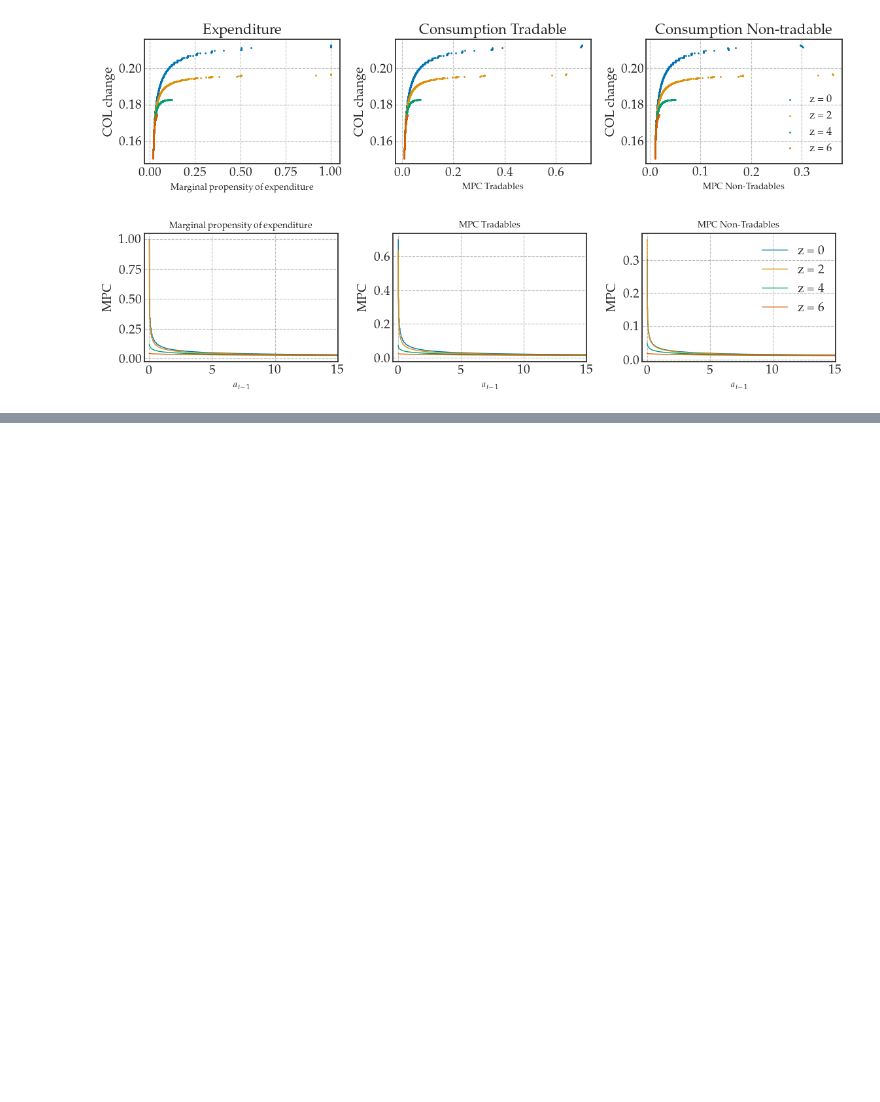
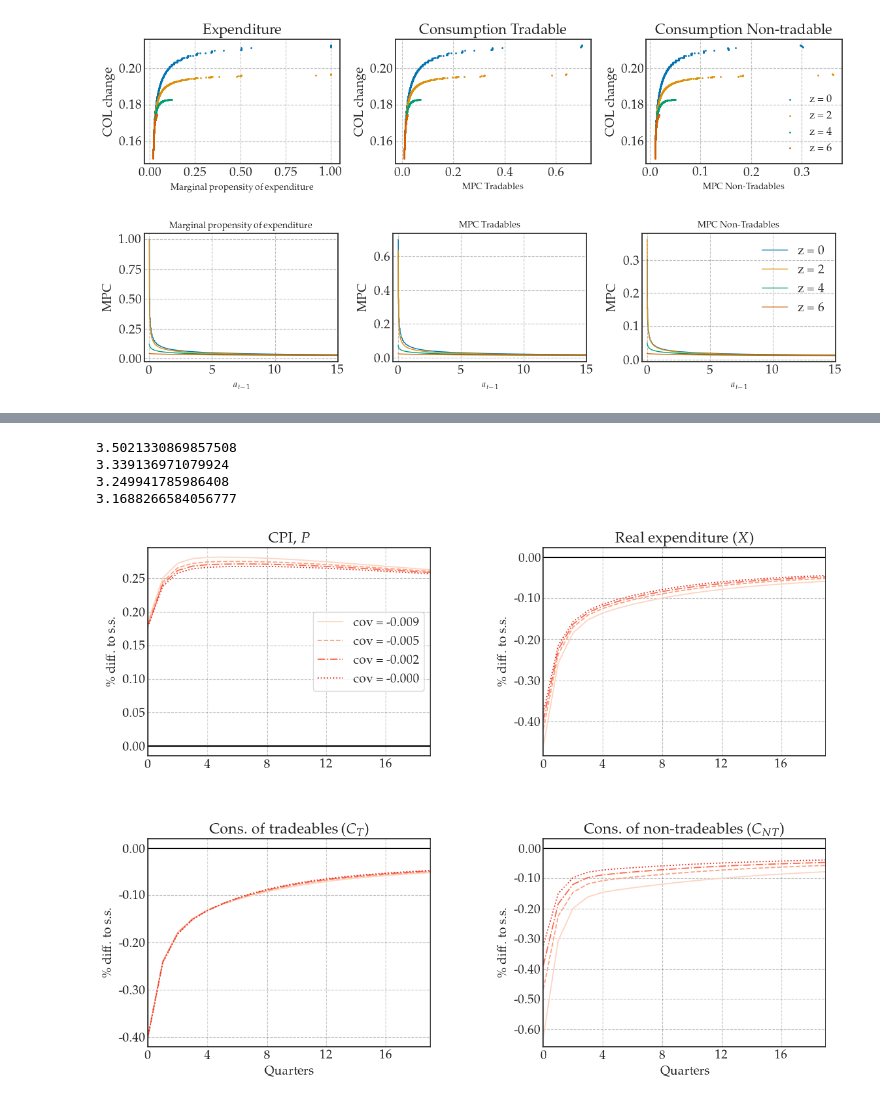
Before and after one commit to funlime/I_HANK_PIGL, a Jupyter notebook: notebook_completed.ipynb, the cells around one changed output, grey strips where cells are left out. Drawn from its saved outputs; the diff is of its cells as text; code cells hidden in the pictures; blank space fills up the shorter version.

```diff
--- a/notebook_completed.ipynb
+++ b/notebook_completed.ipynb
@@ -281,0 +310,30 @@ if save_figs: fig.savefig('plots/HH_s_IRF.png', dpi=300, bbox_inches='tight')
+# %%
+model_e1 = IHANKModelClass(name='epsion = 0.10')
+model_e1.par.epsilon = 0.10
+model_e1.par.gamma = 0.24
+model_e1.find_ss()
+model_e1.compute_jacs()
+model_e1.find_transition_path(shocks=shock_PE_s, do_end_check=False)
+# %%
+model_e05 = IHANKModelClass(name='epsion = 0.05')
+model_e05.par.epsilon = 0.05
+model_e05.par.gamma = 0.21
+model_e05.find_ss()
+model_e05.compute_jacs()
+model_e05.find_transition_path(shocks=shock_PE_s, do_end_check=False)
+# %%
+models = [model_baseline,  model_e1, model_e05, model_homothetic]
+for model_i in models:
+    model_i.calc_additional_new()
+    model_i.name = f'cov = {model_i.cov_e_omegaT:.3f}'
+# %% [output]
+3.5021330869857508
+3.339136971079924
+3.249941785986408
+3.1688266584056777
+# %%
+colors_reds = sns.color_palette("Reds", n_colors=5)
+fig = figs.show_IRFs(models, paths=['P', 'X', 'CT', 'CNT' ], colors = colors_reds, maxcol=2)
+fig.savefig('plots/IRF_epsion.png', dpi=300, bbox_inches='tight')
+# %% [output]
+[figure, added]
```
Also changed, not shown: parts of 9 cells of this notebook, 43 other files.
